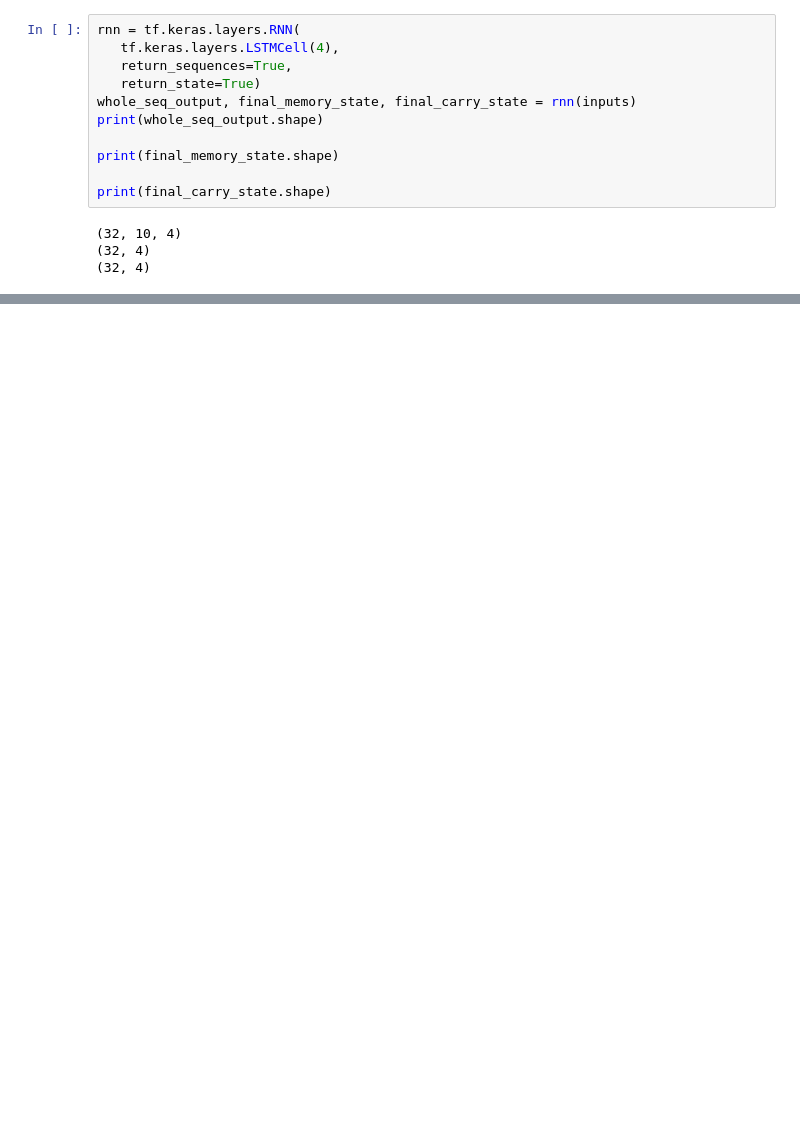
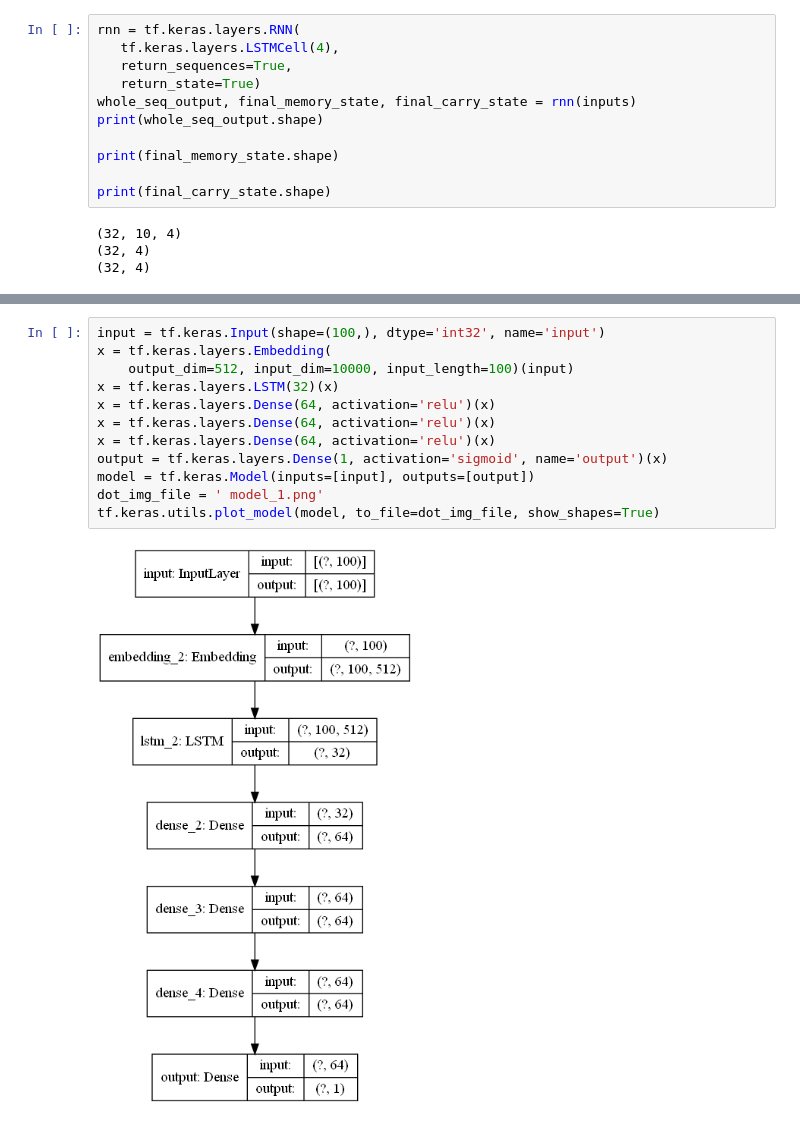
Before and after one commit to blee8/Clogging, a Jupyter notebook: 09_Reference/python_gra.ipynb, the cells around one changed output, grey strips where cells are left out. Saved outputs shown, nothing was run; the diff lists cells and outputs as text; blank space fills up the shorter version.

```diff
--- a/09_Reference/python_gra.ipynb
+++ b/09_Reference/python_gra.ipynb
@@ -1885,0 +1962,14 @@ array([[[-0.5536667 , -0.5983229 , -0.40463078]],
+# %%
+input = tf.keras.Input(shape=(100,), dtype='int32', name='input')
+x = tf.keras.layers.Embedding(
+    output_dim=512, input_dim=10000, input_length=100)(input)
+x = tf.keras.layers.LSTM(32)(x)
+x = tf.keras.layers.Dense(64, activation='relu')(x)
+x = tf.keras.layers.Dense(64, activation='relu')(x)
+x = tf.keras.layers.Dense(64, activation='relu')(x)
+output = tf.keras.layers.Dense(1, activation='sigmoid', name='output')(x)
+model = tf.keras.Model(inputs=[input], outputs=[output])
+dot_img_file = ' model_1.png'
+tf.keras.utils.plot_model(model, to_file=dot_img_file, show_shapes=True)
+# %% [output]
+[figure, added]
```
Also changed, not shown: parts of 47 cells of this notebook, 17 other files.
